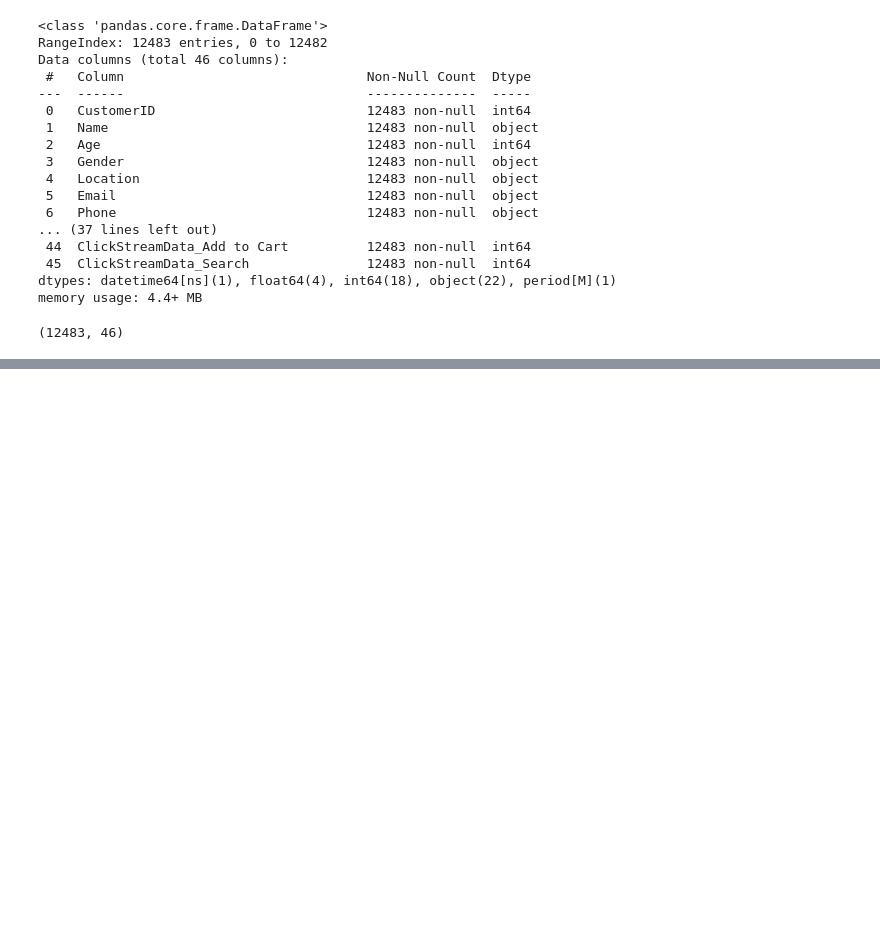
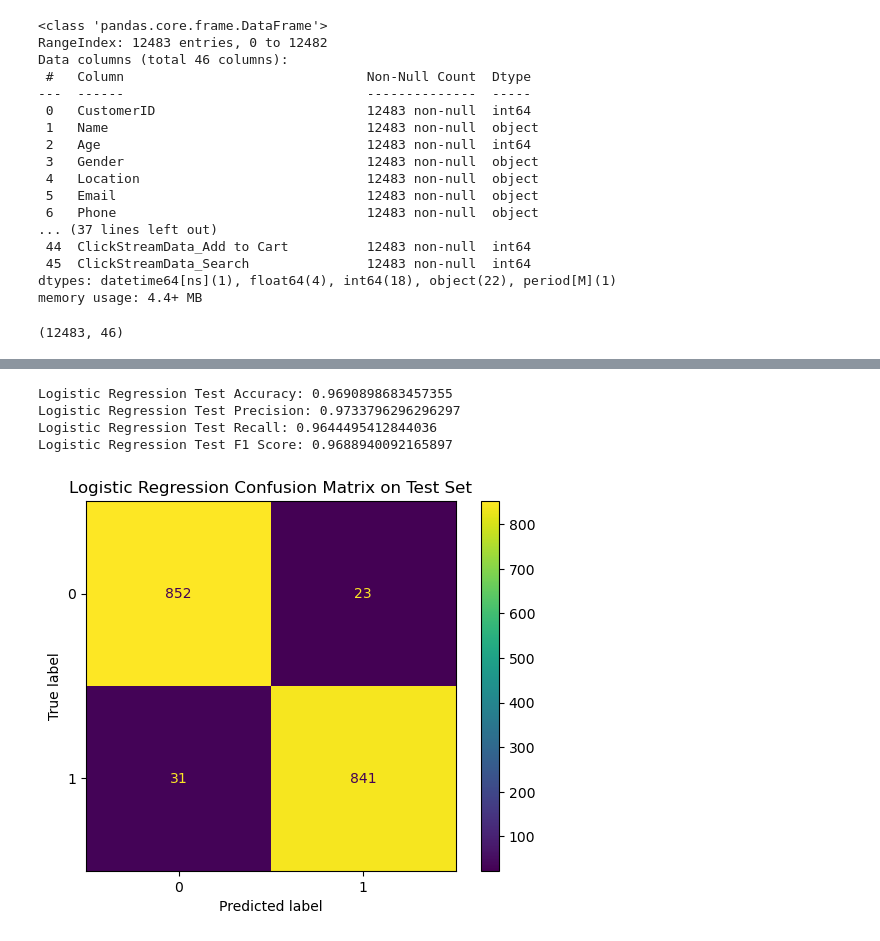
Before and after one commit to joachinhimself/Customer-Churn-Analysis, a Jupyter notebook: Notebook/Customer Churn.ipynb, the cells around one changed output, grey strips where cells are left out. Drawn from its saved outputs; the diff is of its cells as text; code cells hidden in the pictures; blank space fills up the shorter version.

Commit message:
modelling with Logistic Regression

```diff
--- a/Notebook/Customer Churn.ipynb
+++ b/Notebook/Customer Churn.ipynb
@@ -1040,0 +1041,5 @@ X_test, X_val, y_test, y_val = train_test_split(X_other, y_other, test_size=0.3,
+# %%
+ss = StandardScaler()
+X_train = ss.fit_transform(X_train)
+X_val = ss.transform(X_val)
+X_test = ss.transform(X_test)
@@ -1040,0 +1065,8 @@ X_test, X_val, y_test, y_val = train_test_split(X_other, y_other, test_size=0.3,
+# %%
+# Create and train the model
+log_reg = LogisticRegression()
+log_reg.fit(X_train, y_train)
+
+# Evaluate on training and validation sets
+evaluate_model(X_train, y_train, log_reg, 'Train')
+evaluate_model(X_val, y_val, log_reg, 'Validation')
@@ -1040,0 +1083,22 @@ X_test, X_val, y_test, y_val = train_test_split(X_other, y_other, test_size=0.3,
+# %%
+# evaluate model
+# The final evaluation will be performed on the designated test set (X_test, y_test).
+
+# Evaluate the Logistic Regression model on the test set
+evaluate_model(X_test, y_test, log_reg, 'Logistic Regression Test')
+# %% [output]
+Logistic Regression Test Accuracy: 0.9690898683457355
+Logistic Regression Test Precision: 0.9733796296296297
+Logistic Regression Test Recall: 0.9644495412844036
+Logistic Regression Test F1 Score: 0.9688940092165897
+# %%
+# Predict and create confusion matrix for Logistic Regression
+log_reg_y_pred = log_reg.predict(X_test)
+confusion_matrix_log_reg = confusion_matrix(y_test, lr_y_pred)
+
+# Display the confusion matrix
+ConfusionMatrixDisplay(confusion_matrix=confusion_matrix_log_reg).plot()
+plt.title('Logistic Regression Confusion Matrix on Test Set')
+plt.show()
+# %% [output]
+[figure, added]
```
Also changed, not shown: parts of 65 cells of this notebook.
